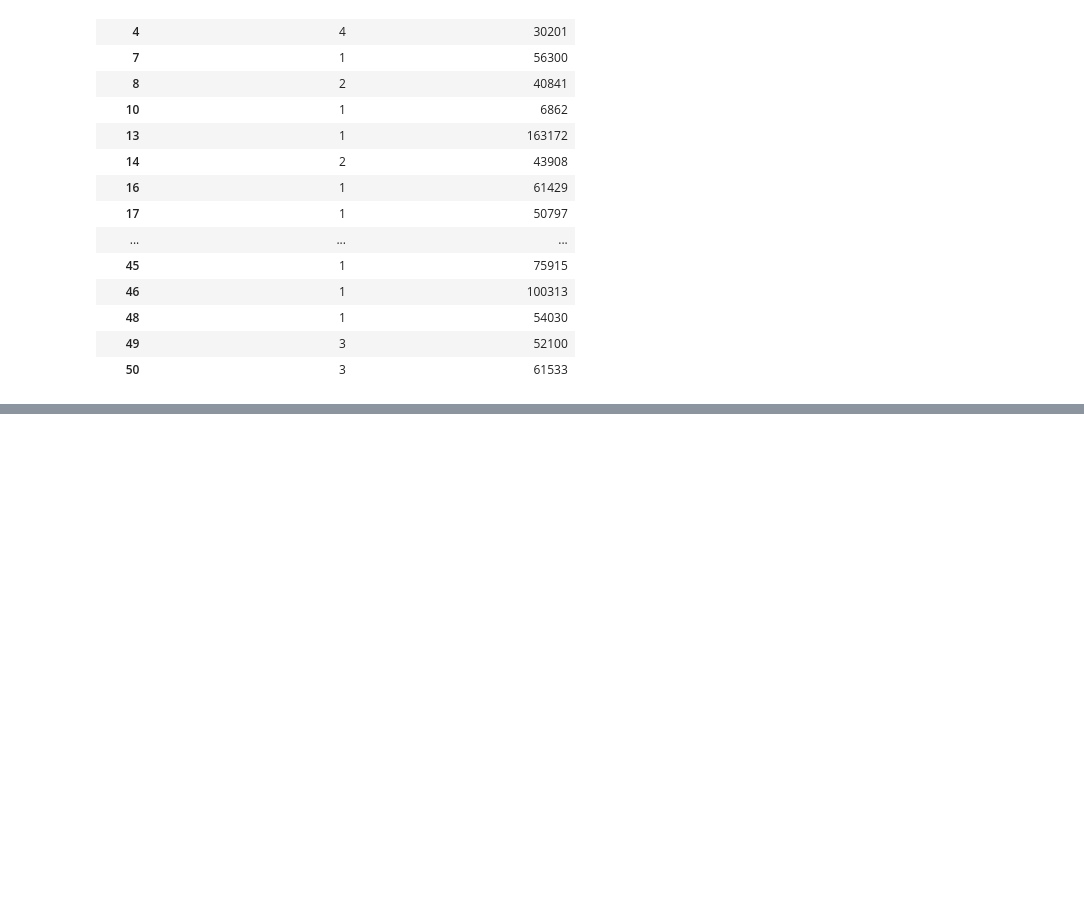
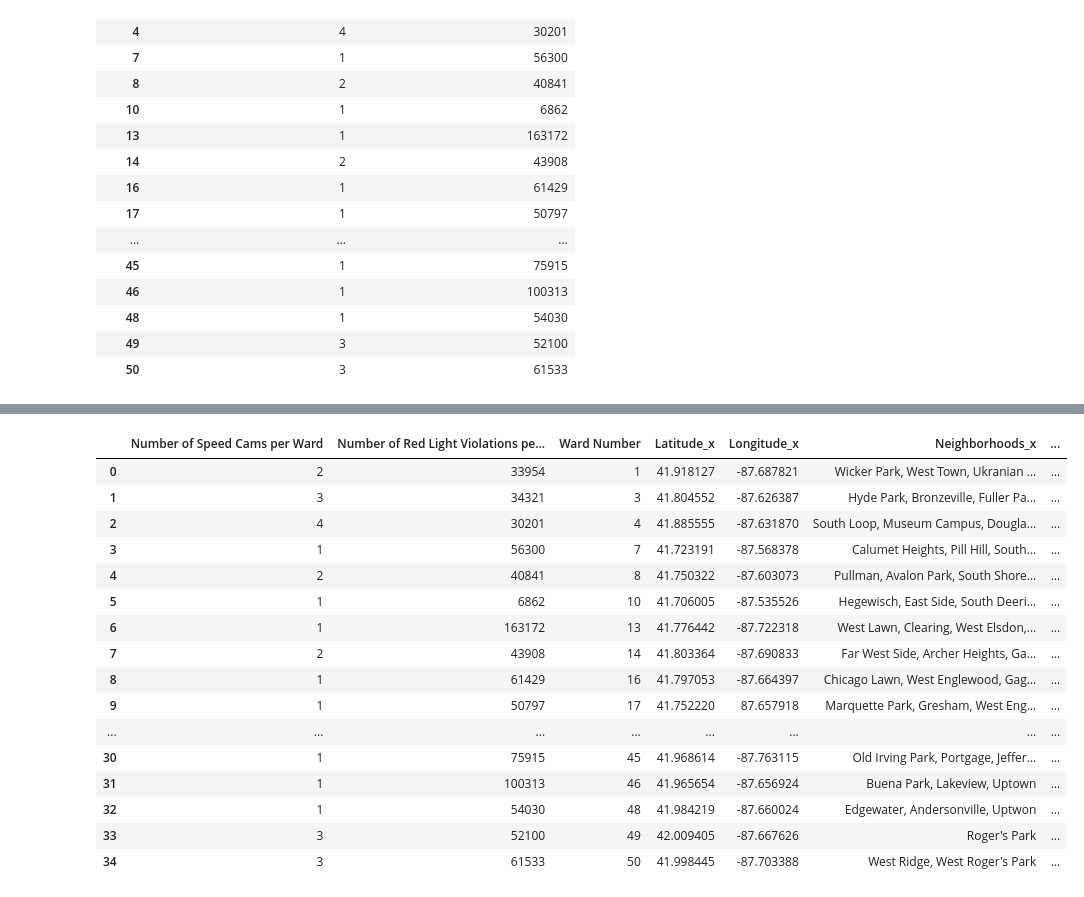
Before and after one commit to michaeldduszynski/Group-4-, a Jupyter notebook: correlation_speeding_locs.ipynb, the cells around one changed output, grey strips where cells are left out. Saved outputs shown, nothing was run; the diff lists cells and outputs as text; code cells hidden in the pictures; blank space fills up the shorter version.

Commit message:
add final speeding cams vs. red light violations

```diff
--- a/correlation_speeding_locs.ipynb
+++ b/correlation_speeding_locs.ipynb
@@ -178 +177,24 @@ def to_annotate(line_eq, x, y):
+# %%
+cameras_file = os.path.join("../Desktop/Archive", "ward_offices_locs_alt.csv")
+ward_offices_df = pd.read_csv(cameras_file)
+merge_df = pd.merge(merge_df, ward_offices_df, on="Ward Number")
+merge_df
+# %% [output]
+|  | Number of Speed Cams per Ward | Number of Red Light Violations pe... | Ward Number | Latitude_x | Longitude_x | Neighborhoods_x | ... |
+| 0 | 2 | 33954 | 1 | 41.918127 | -87.687821 | Wicker Park, West Town, Ukranian ... | ... |
+| 1 | 3 | 34321 | 3 | 41.804552 | -87.626387 | Hyde Park, Bronzeville, Fuller Pa... | ... |
+| 2 | 4 | 30201 | 4 | 41.885555 | -87.631870 | South Loop, Museum Campus, Dougla... | ... |
+| 3 | 1 | 56300 | 7 | 41.723191 | -87.568378 | Calumet Heights, Pill Hill, South... | ... |
+| 4 | 2 | 40841 | 8 | 41.750322 | -87.603073 | Pullman, Avalon Park, South Shore... | ... |
+| 5 | 1 | 6862 | 10 | 41.706005 | -87.535526 | Hegewisch, East Side, South Deeri... | ... |
+| 6 | 1 | 163172 | 13 | 41.776442 | -87.722318 | West Lawn, Clearing, West Elsdon,... | ... |
+| 7 | 2 | 43908 | 14 | 41.803364 | -87.690833 | Far West Side, Archer Heights, Ga... | ... |
+| 8 | 1 | 61429 | 16 | 41.797053 | -87.664397 | Chicago Lawn, West Englewood, Gag... | ... |
+| 9 | 1 | 50797 | 17 | 41.752220 | 87.657918 | Marquette Park, Gresham, West Eng... | ... |
+| ... | ... | ... | ... | ... | ... | ... | ... |
+| 30 | 1 | 75915 | 45 | 41.968614 | -87.763115 | Old Irving Park, Portgage, Jeffer... | ... |
+| 31 | 1 | 100313 | 46 | 41.965654 | -87.656924 | Buena Park, Lakeview, Uptown | ... |
+| 32 | 1 | 54030 | 48 | 41.984219 | -87.660024 | Edgewater, Andersonville, Uptwon | ... |
+| 33 | 3 | 52100 | 49 | 42.009405 | -87.667626 | Roger's Park | ... |
+| 34 | 3 | 61533 | 50 | 41.998445 | -87.703388 | West Ridge, West Roger's Park | ... |
 # %%
```
Also changed, not shown: parts of 8 cells of this notebook.
